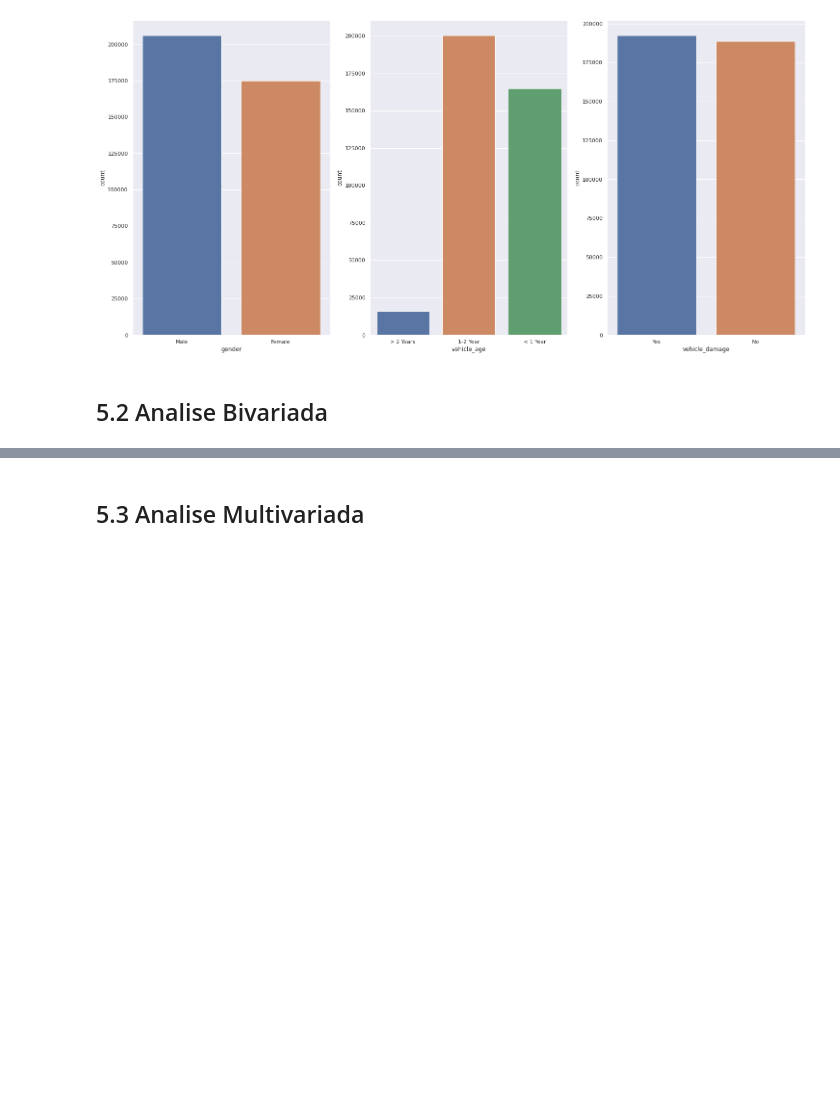
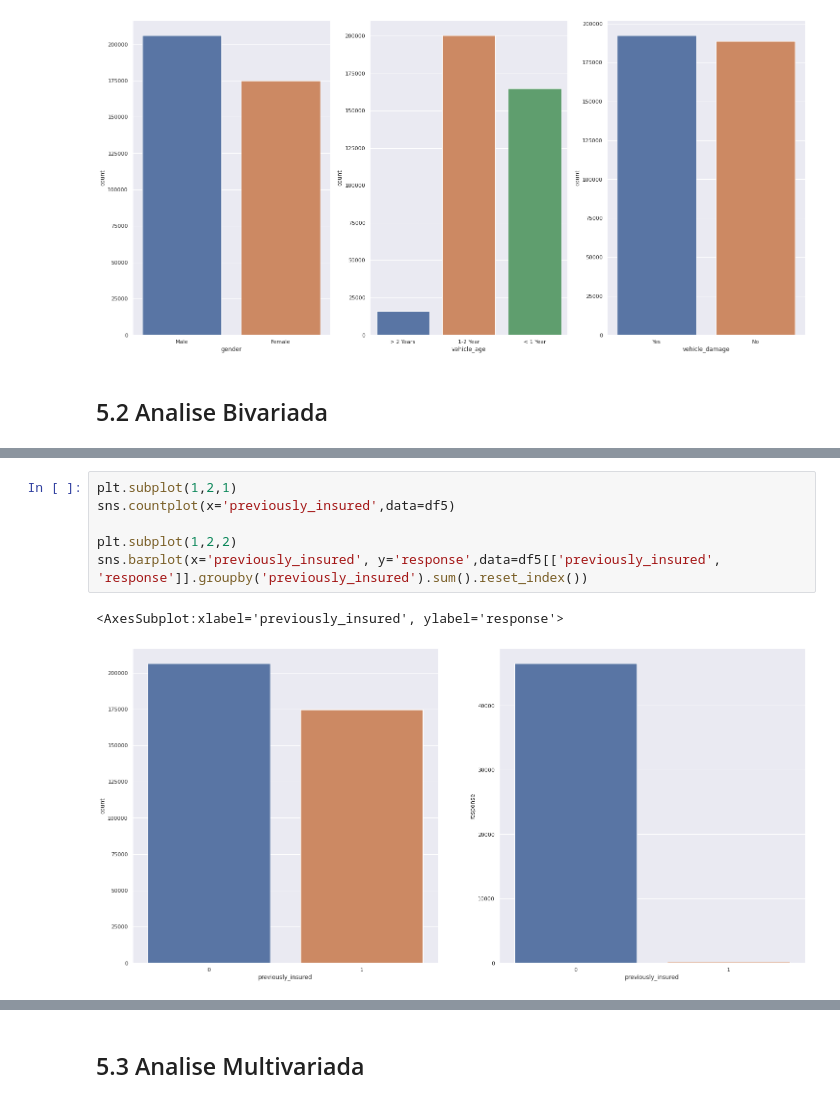
Before and after one commit to rafael-asousa/Cross-Sell-Prediction, a Jupyter notebook: notebook/cross-sell-predictions.ipynb, the cells around one changed output, grey strips where cells are left out. Drawn from its saved outputs; the diff is of its cells as text; blank space fills up the shorter version.

```diff
--- a/notebook/cross-sell-predictions.ipynb
+++ b/notebook/cross-sell-predictions.ipynb
@@ -287,0 +297,9 @@ sns.countplot(x='vehicle_damage', data=cat_attributes )
+# %%
+plt.subplot(1,2,1)
+sns.countplot(x='previously_insured',data=df5)
+
+plt.subplot(1,2,2)
+sns.barplot(x='previously_insured', y='response',data=df5[['previously_insured', 'response']].groupby('previously_insured').sum().reset_index())
+# %% [output]
+<AxesSubplot:xlabel='previously_insured', ylabel='response'>
+[figure, added]
```
Also changed, not shown: parts of 15 cells of this notebook.
